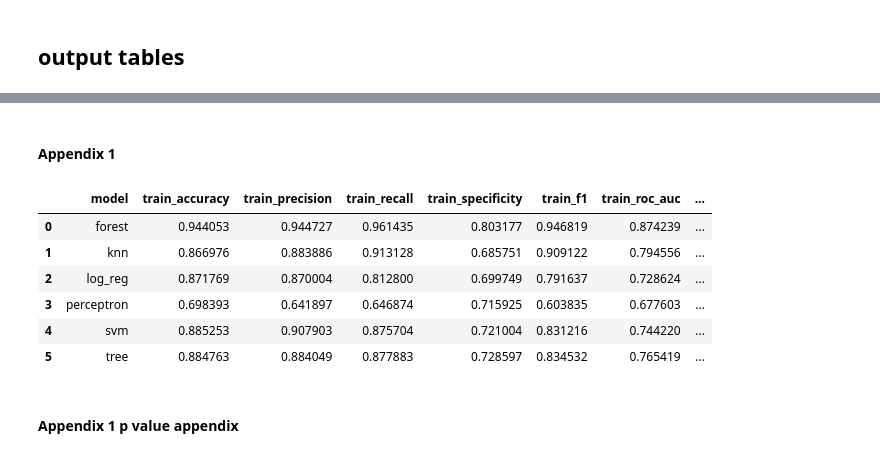
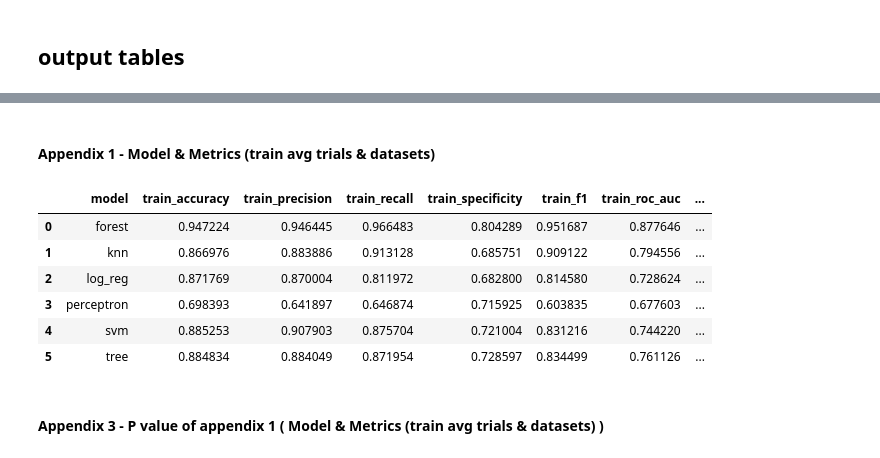
Before and after one commit to Yunchun/Supervised-ML-Comparisons, a Jupyter notebook: project.ipynb, the cells around one changed output, grey strips where cells are left out. Saved outputs shown, nothing was run; the diff lists cells and outputs as text; code cells hidden in the pictures.

```diff
--- a/project.ipynb
+++ b/project.ipynb
@@ -1302,12 +1190,16 @@ pd.read_csv('results/olympic_results.csv')
 # %%
 # combine datasets
 cardio_results = pd.read_csv('results/cardio_results.csv')
-olympic_results = pd.read_csv('results/olympic_results.csv')
+
+aus_results = pd.read_csv('results/aus_results.csv')
+
+olympic_results = pd.read_csv('results/olympic_results.csv').drop(columns=['train_logloss', 'test_logloss'])
 olympic_results.columns = cardio_results.columns
-airbnb_results = pd.read_csv('results/airbnb_results.csv')
+
+airbnb_results = pd.read_csv('results/airbnb_results.csv').drop(columns=['train_logloss', 'test_logloss'])
 airbnb_results.columns = cardio_results.columns
-aus_results = pd.read_csv('results/aus_results.csv')
-results = cardio_results.append([olympic_results, airbnb_results, aus_results], ignore_index = True)
+
+results = cardio_results.append([aus_results, olympic_results, airbnb_results], ignore_index = True)
 # %%
 train_metrics = ["train_" + x for x in list(scoring.keys())]
 test_metrics = ["test_" + x for x in list(scoring.keys())]
@@ -1397,22 +1319,20 @@ dtype: float64
 # %% [markdown]
-#### Appendix 1
+#### Appendix 1 - Model & Metrics (train avg trials & datasets)
 # %%
-appendix1 = results.loc[results['trial'] == 'avg', ['dataset', 'model', 'trial'] + train_metrics]
-appendix1 = appendix1.reset_index(drop = True)
-appendix1 = appendix1.groupby(by='model').mean()
-appendix1['mean'] = appendix1.apply(np.mean, axis = 1)
+appendix1 = train_avg_results.groupby(by='model').mean()
+appendix1['mean'] = appendix1.mean(axis = 1)
 appendix1 = appendix1.reset_index()
 appendix1
 # %% [output]
 |  | model | train_accuracy | train_precision | train_recall | train_specificity | train_f1 | train_roc_auc | ... |
-| 0 | forest | 0.944053 | 0.944727 | 0.961435 | 0.803177 | 0.946819 | 0.874239 | ... |
+| 0 | forest | 0.947224 | 0.946445 | 0.966483 | 0.804289 | 0.951687 | 0.877646 | ... |
 | 1 | knn | 0.866976 | 0.883886 | 0.913128 | 0.685751 | 0.909122 | 0.794556 | ... |
-| 2 | log_reg | 0.871769 | 0.870004 | 0.812800 | 0.699749 | 0.791637 | 0.728624 | ... |
+| 2 | log_reg | 0.871769 | 0.870004 | 0.811972 | 0.682800 | 0.814580 | 0.728624 | ... |
 | 3 | perceptron | 0.698393 | 0.641897 | 0.646874 | 0.715925 | 0.603835 | 0.677603 | ... |
 | 4 | svm | 0.885253 | 0.907903 | 0.875704 | 0.721004 | 0.831216 | 0.744220 | ... |
-| 5 | tree | 0.884763 | 0.884049 | 0.877883 | 0.728597 | 0.834532 | 0.765419 | ... |
+| 5 | tree | 0.884834 | 0.884049 | 0.871954 | 0.728597 | 0.834499 | 0.761126 | ... |
-# %% [markdown]
-#### Appendix 1 p value appendix
+# %% [markdown]
+#### Appendix 3 -  P value of appendix 1 ( Model & Metrics (train avg trials & datasets) )
 # %%
 best_models = appendix1.set_index('model').idxmax()
 
```
Also changed, not shown: parts of 38 cells of this notebook.
